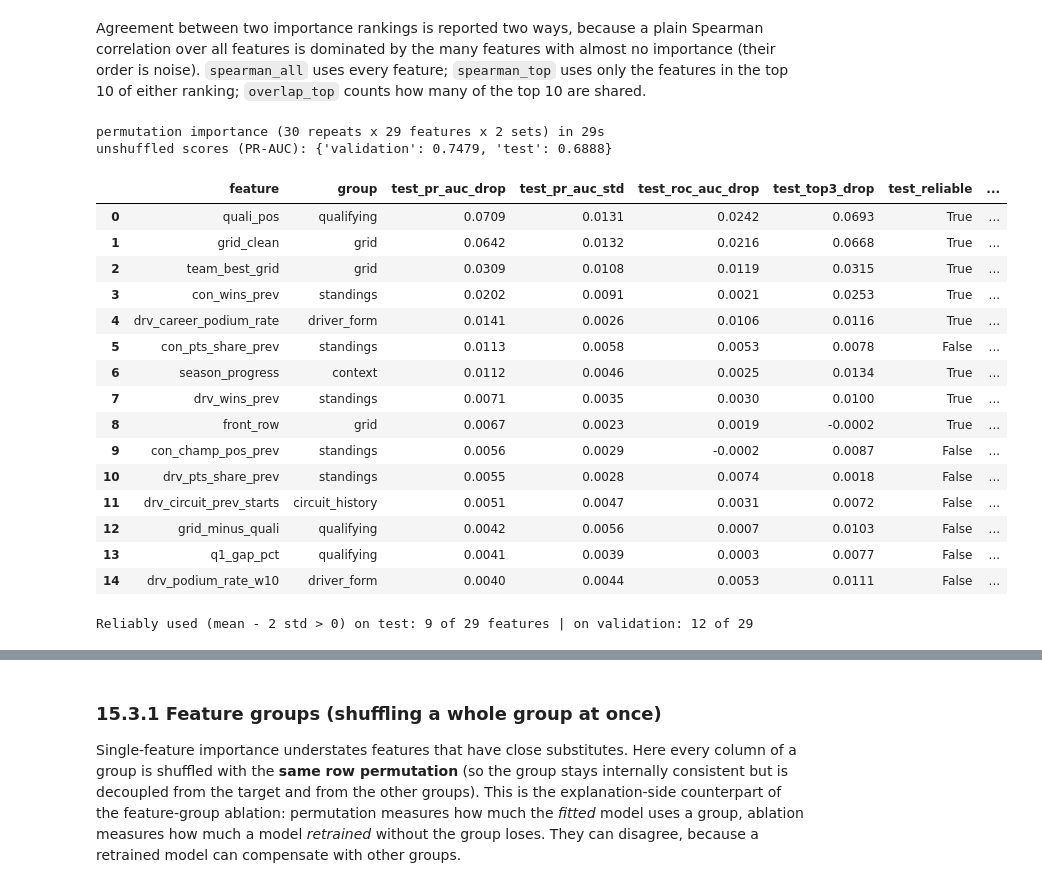
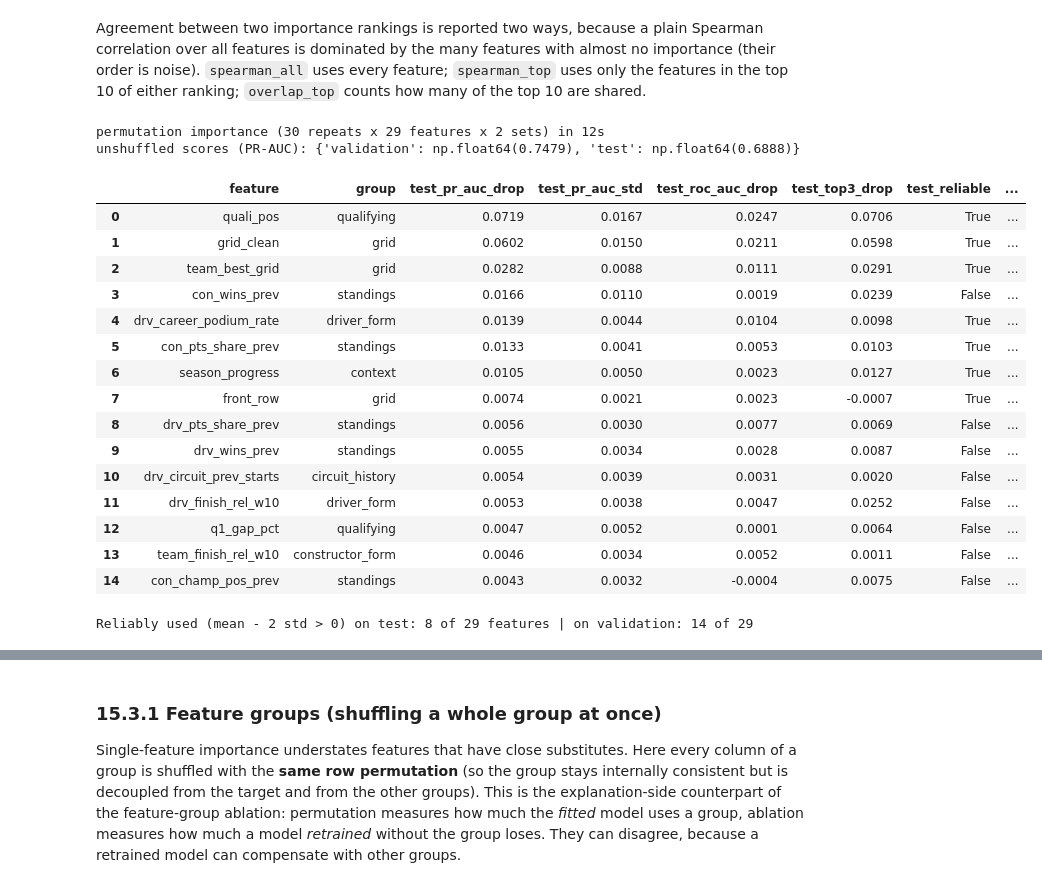
Before and after one commit to HanaAyman33/Formula-1-Podium-Prediction-Companion, a Jupyter notebook: xai_explainability.ipynb, the cells around one changed output, grey strips where cells are left out. Saved outputs shown, nothing was run; the diff lists cells and outputs as text; code cells hidden in the pictures.

```diff
--- a/xai_explainability.ipynb
+++ b/xai_explainability.ipynb
@@ -247,0 +393,16 @@ Test PR-AUC rank of the explained model: 1 of 1 (validation rank 1).
+# %%
+# ---- scores of every verified model, recomputed from the models themselves (not read from files) ----------------------
+rows = []
+for key, m in MODELS.items():
+    for sp, d in (("val", val), ("test", test)):
+        rows.append(dict(model=LABEL[key], key=key, split=sp, **metrics_at(d, predict_p(m, d), THRESHOLD[key])))
+check = pd.DataFrame(rows)
+display(check.pivot(index="model", columns="split", values=["pr_auc", "roc_auc", "f1"]).round(4))
+for key in MODELS:        # also compare with the validation PR-AUC recorded in results/<name>.json when the model was evaluated
+    saved_pr = META[key].get("val", {}).get("pr_auc")
+    if saved_pr is not None:
+        now = check[(check["key"] == key) & (check["split"] == "val")]["pr_auc"].iloc[0]
+        print(f"  {LABEL[key]:20s} validation PR-AUC now {now:.4f} vs recorded {saved_pr:.4f}" + ("" if abs(now - saved_pr) < 1e-4 else "   <-- MISMATCH"))
+test_rank = check[check["split"] == "test"].sort_values("pr_auc", ascending=False)["key"].tolist()
+val_rank = check[check["split"] == "val"].sort_values("pr_auc", ascending=False)["key"].tolist()
+print(f"\nRank of the explained model by PR-AUC: test {test_rank.index(EXPLAIN_KEY) + 1} of {len(test_rank)}, validation {val_rank.index(EXPLAIN_KEY) + 1} of {len(val_rank)}.")
@@ -280,50 +455,56 @@ def agreement(a, b, k=10):
                 overlap_top=len(set(ta) & set(tb)), k=k, n_union=len(top))
 # %%
 def perm_importance(m, d, n_repeats=N_REPEATS, seed=SEED):
-    race = d["raceId"].to_numpy()
-    scorers = {"pr_auc": lambda est, X, y: average_precision_score(y, est.predict_proba(X)[:, 1]),
-               "roc_auc": lambda est, X, y: roc_auc_score(y, est.predict_proba(X)[:, 1]),
-               "top3_precision": lambda est, X, y: top3_precision_arr(y, est.predict_proba(X)[:, 1], race)}
-    r = permutation_importance(m, d[FEATURES], d[TARGET].to_numpy(), scoring=scorers, n_repeats=n_repeats, random_state=seed, n_jobs=1)
+    # one feature at a time: shuffle its column across rows, score once, repeat. One model call per shuffle.
+    y = d[TARGET].to_numpy(); race = d["raceId"].to_numpy(); X0 = d[FEATURES].reset_index(drop=True)
+    def scores(X):
+        p = m.predict_proba(X)[:, 1]
+        return np.array([average_precision_score(y, p), roc_auc_score(y, p), top3_precision_arr(y, p, race)])
+    base = scores(X0); rng = np.random.default_rng(seed); drops = np.zeros((len(FEATURES), n_repeats, 3))
+    for j, f in enumerate(FEATURES):
+        Xp = X0.copy(); col = X0[f].to_numpy()
+        for r in range(n_repeats):
+            Xp[f] = col[rng.permutation(len(col))]
+            drops[j, r] = base - scores(Xp)
     out = pd.DataFrame({"feature": FEATURES, "group": [group_of[f] for f in FEATURES]})
-    for k in scorers:
-        out[f"{k}_drop"], out[f"{k}_std"] = r[k].importances_mean, r[k].importances_std
+    for k, name in enumerate(["pr_auc", "roc_auc", "top3_precision"]):
+        out[f"{name}_drop"], out[f"{name}_std"] = drops[:, :, k].mean(1), drops[:, :, k].std(1)
     out["reliable"] = (out["pr_auc_drop"] - 2 * out["pr_auc_std"]) > 0
     return out
 
 t0 = time.time()
 PI = {"validation": perm_importance(model, val), "test": perm_importance(model, test)}
 print(f"permutation importance ({N_REPEATS} repeats x {len(FEATURES)} features x 2 sets) in {time.time()-t0:.0f}s")
 base_scores = {sp: metrics_at(d, predict_p(model, d), THRESHOLD[EXPLAIN_KEY]) for sp, d in (("validation", val), ("test", test))}
 print("unshuffled scores (PR-AUC):", {k: round(v["pr_auc"], 4) for k, v in base_scores.items()})
 tab = (PI["test"][["feature", "group", "pr_auc_drop", "pr_auc_std", "roc_auc_drop", "top3_precision_drop", "reliable"]]
        .rename(columns={"pr_auc_drop": "test_pr_auc_drop", "pr_auc_std": "test_pr_auc_std", "roc_auc_drop": "test_roc_auc_drop",
                         "top3_precision_drop": "test_top3_drop", "reliable": "test_reliable"})
        .merge(PI["validation"][["feature", "pr_auc_drop", "pr_auc_std", "reliable"]].rename(columns={"pr_auc_drop": "val_pr_auc_drop", "pr_auc_std": "val_pr_auc_std", "reliable": "val_reliable"}), on="feature")
        .sort_values("test_pr_auc_drop", ascending=False).reset_index(drop=True))
 PI_TABLE = tab
 display(tab.head(TOP_K).round(4))
 print(f"Reliably used (mean - 2 std > 0) on test: {int(tab['test_reliable'].sum())} of {len(tab)} features | on validation: {int(tab['val_reliable'].sum())} of {len(tab)}")
 # %% [output]
-permutation importance (30 repeats x 29 features x 2 sets) in 29s
-unshuffled scores (PR-AUC): {'validation': 0.7479, 'test': 0.6888}
+permutation importance (30 repeats x 29 features x 2 sets) in 12s
+unshuffled scores (PR-AUC): {'validation': np.float64(0.7479), 'test': np.float64(0.6888)}
 |  | feature | group | test_pr_auc_drop | test_pr_auc_std | test_roc_auc_drop | test_top3_drop | test_reliable | ... |
-| 0 | quali_pos | qualifying | 0.0709 | 0.0131 | 0.0242 | 0.0693 | True | ... |
-| 1 | grid_clean | grid | 0.0642 | 0.0132 | 0.0216 | 0.0668 | True | ... |
-| 2 | team_best_grid | grid | 0.0309 | 0.0108 | 0.0119 | 0.0315 | True | ... |
-| 3 | con_wins_prev | standings | 0.0202 | 0.0091 | 0.0021 | 0.0253 | True | ... |
-| 4 | drv_career_podium_rate | driver_form | 0.0141 | 0.0026 | 0.0106 | 0.0116 | True | ... |
-| 5 | con_pts_share_prev | standings | 0.0113 | 0.0058 | 0.0053 | 0.0078 | False | ... |
-| 6 | season_progress | context | 0.0112 | 0.0046 | 0.0025 | 0.0134 | True | ... |
-| 7 | drv_wins_prev | standings | 0.0071 | 0.0035 | 0.0030 | 0.0100 | True | ... |
-| 8 | front_row | grid | 0.0067 | 0.0023 | 0.0019 | -0.0002 | True | ... |
-| 9 | con_champ_pos_prev | standings | 0.0056 | 0.0029 | -0.0002 | 0.0087 | False | ... |
-| 10 | drv_pts_share_prev | standings | 0.0055 | 0.0028 | 0.0074 | 0.0018 | False | ... |
-| 11 | drv_circuit_prev_starts | circuit_history | 0.0051 | 0.0047 | 0.0031 | 0.0072 | False | ... |
-| 12 | grid_minus_quali | qualifying | 0.0042 | 0.0056 | 0.0007 | 0.0103 | False | ... |
-| 13 | q1_gap_pct | qualifying | 0.0041 | 0.0039 | 0.0003 | 0.0077 | False | ... |
-| 14 | drv_podium_rate_w10 | driver_form | 0.0040 | 0.0044 | 0.0053 | 0.0111 | False | ... |
+| 0 | quali_pos | qualifying | 0.0719 | 0.0167 | 0.0247 | 0.0706 | True | ... |
+| 1 | grid_clean | grid | 0.0602 | 0.0150 | 0.0211 | 0.0598 | True | ... |
+| 2 | team_best_grid | grid | 0.0282 | 0.0088 | 0.0111 | 0.0291 | True | ... |
+| 3 | con_wins_prev | standings | 0.0166 | 0.0110 | 0.0019 | 0.0239 | False | ... |
+| 4 | drv_career_podium_rate | driver_form | 0.0139 | 0.0044 | 0.0104 | 0.0098 | True | ... |
+| 5 | con_pts_share_prev | standings | 0.0133 | 0.0041 | 0.0053 | 0.0103 | True | ... |
+| 6 | season_progress | context | 0.0105 | 0.0050 | 0.0023 | 0.0127 | True | ... |
+| 7 | front_row | grid | 0.0074 | 0.0021 | 0.0023 | -0.0007 | True | ... |
+| 8 | drv_pts_share_prev | standings | 0.0056 | 0.0030 | 0.0077 | 0.0069 | False | ... |
+| 9 | drv_wins_prev | standings | 0.0055 | 0.0034 | 0.0028 | 0.0087 | False | ... |
+| 10 | drv_circuit_prev_starts | circuit_history | 0.0054 | 0.0039 | 0.0031 | 0.0020 | False | ... |
+| 11 | drv_finish_rel_w10 | driver_form | 0.0053 | 0.0038 | 0.0047 | 0.0252 | False | ... |
+| 12 | q1_gap_pct | qualifying | 0.0047 | 0.0052 | 0.0001 | 0.0064 | False | ... |
+| 13 | team_finish_rel_w10 | constructor_form | 0.0046 | 0.0034 | 0.0052 | 0.0011 | False | ... |
+| 14 | con_champ_pos_prev | standings | 0.0043 | 0.0032 | -0.0004 | 0.0075 | False | ... |
-Reliably used (mean - 2 std > 0) on test: 9 of 29 features | on validation: 12 of 29
+Reliably used (mean - 2 std > 0) on test: 8 of 29 features | on validation: 14 of 29
 # %%
 def save_fig(fig, name):
     path = os.path.join(FIG_DIR, name); fig.savefig(path, dpi=150, bbox_inches="tight"); print("Saved figure:", path); plt.show()
```
Also changed, not shown: parts of 33 cells of this notebook, 39 other files.
